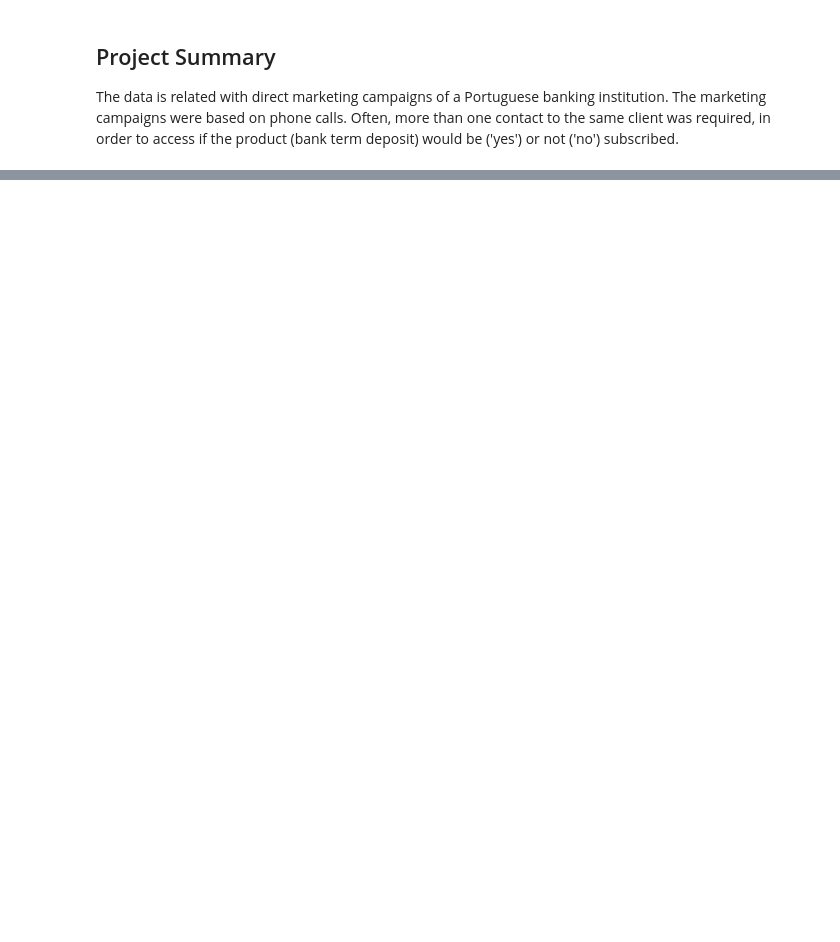
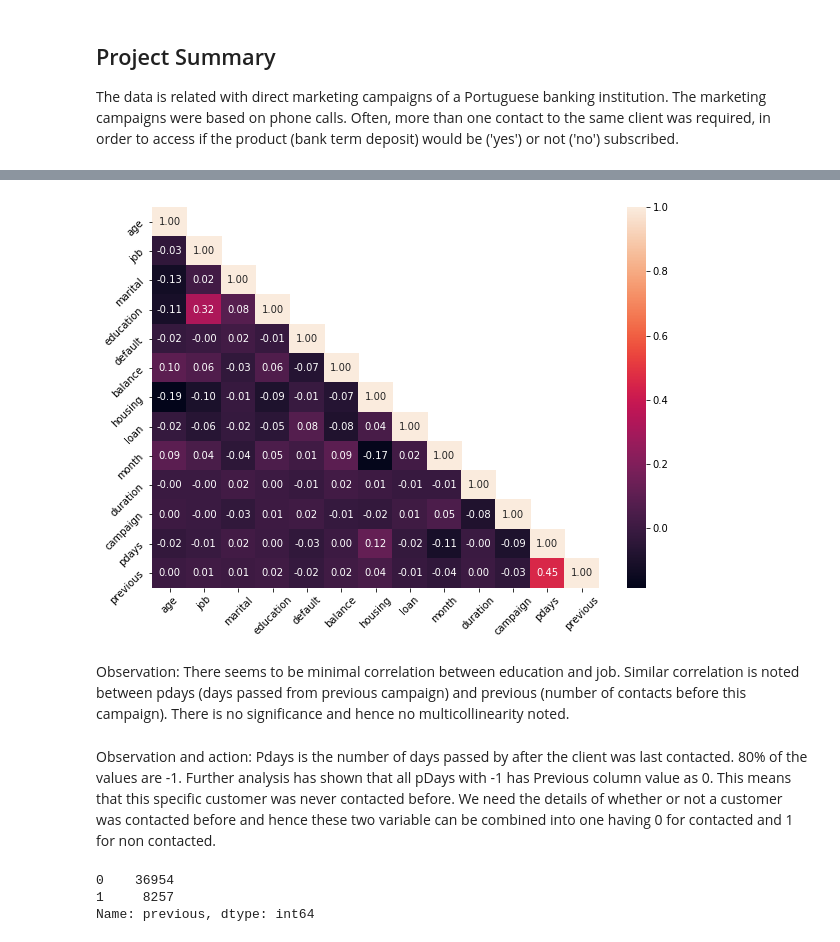
Before and after one commit to bruluc81/AIML-Primary, a Jupyter notebook: Project_3_Bruno_Suresh_Lucas.ipynb, the cells around one changed output, grey strips where cells are left out. Cells and saved outputs as stored; diff of their text form; code cells hidden in the pictures; blank space fills up the shorter version.

```diff
--- a/Project_3_Bruno_Suresh_Lucas.ipynb
+++ b/Project_3_Bruno_Suresh_Lucas.ipynb
@@ -44,6 +50,3 @@ import seaborn as sns
 # %%
-#from google.colab import files
-#uploaded = files.upload()
 URL = 'https://raw.githubusercontent.com/bruluc81/AIML-Primary/master/bank-full.csv'
-df_loan = pd.read_csv(URL)
-df_loan
+df_loan = pd.read_csv('https://raw.githubusercontent.com/bruluc81/AIML-Primary/master/bank-full.csv') #Importing CSV file onto a DataFrame
@@ -68,0 +207,14 @@ df_loan
+# %%
+def convert(df_loan):
+    # Convert the data before we can feed the data to train and test into any classification model. Helps in validation purpose.
+    df_loan.Target.replace(('yes', 'no'), (1, 0), inplace=True)
+    df_loan.default.replace(('yes','no'),(1,0),inplace=True)
+    df_loan.housing.replace(('yes','no'),(1,0),inplace=True)
+    df_loan.loan.replace(('yes','no'),(1,0),inplace=True)
+    df_loan.marital.replace(('married','single','divorced'),(1,2,3),inplace=True)
+    df_loan.month.replace(('jan','feb','mar','apr','may','jun','jul','aug','sep','oct','nov','dec'),(1,2,3,4,5,6,7,8,9,10,11,12),inplace=True)
+    df_loan.education.replace(('primary','secondary','tertiary','unknown'),(1,2,3,4),inplace=True)
+    df_loan.job.replace(('technician','services','retired','blue-collar','entrepreneur','admin.',
+                      'housemaid','student','self-employed','management',
+                      'unemployed','unknown'),(1,2,3,4,5,6,7,8,9,10,11,12),inplace=True )
+    return df_loan
@@ -68,0 +223,3 @@ df_loan
+# %%
+df_loan = convert(df_loan)# Call the custom method to format the data to make it ready for correlation analysis.
+df_loan.head()
@@ -68,0 +233,2 @@ df_loan
+# %%
+df_loan = df_loan.drop(['day','poutcome','contact'],axis=1)
@@ -68,0 +255,16 @@ df_loan
+# %%
+#Design a correlation heat map to understand the correlation within the independent variables.
+#This will help us to determine any multicolinearity and remove the same from the dataset for building a better model.
+df_loanN = df_loan.iloc[:,0:13] # removing the target variable from the correlation analysis.
+corr = df_loanN.corr()
+plt.figure(figsize=(10,7))
+# create a mask so we only see the correlation values once
+mask = np.zeros_like(corr)
+mask[np.triu_indices_from(mask, 1)] = True
+a = sns.heatmap(corr,mask=mask, annot=True, fmt='.2f') # Plot the headmap and understand the correlation
+labelx = a.set_xticklabels(a.get_xticklabels(), rotation=45)
+labely = a.set_yticklabels(a.get_yticklabels(), rotation=45)
+# %% [output]
+[figure, added]
+# %% [markdown]
+Observation:  There seems to be minimal correlation between education and job.  Similar correlation is noted between pdays (days passed from previous campaign) and previous (number of contacts before this campaign).  There is no significance and hence no multicollinearity noted.
@@ -68,0 +274,8 @@ df_loan
+# %% [markdown]
+Observation and action: Pdays is the number of days passed by after the client was last contacted. 80% of the values are -1.  Further analysis has shown that all pDays with -1 has Previous column value as 0.  This means that this specific customer was never contacted before.  We need the details of whether or not a customer was contacted before and hence these two variable can be combined into one having 0 for contacted and 1 for non contacted.
+# %%
+df_loan.previous.value_counts()
+# %% [output]
+0    36954
+1     8257
+Name: previous, dtype: int64
```
Also changed, not shown: parts of 43 cells of this notebook.
